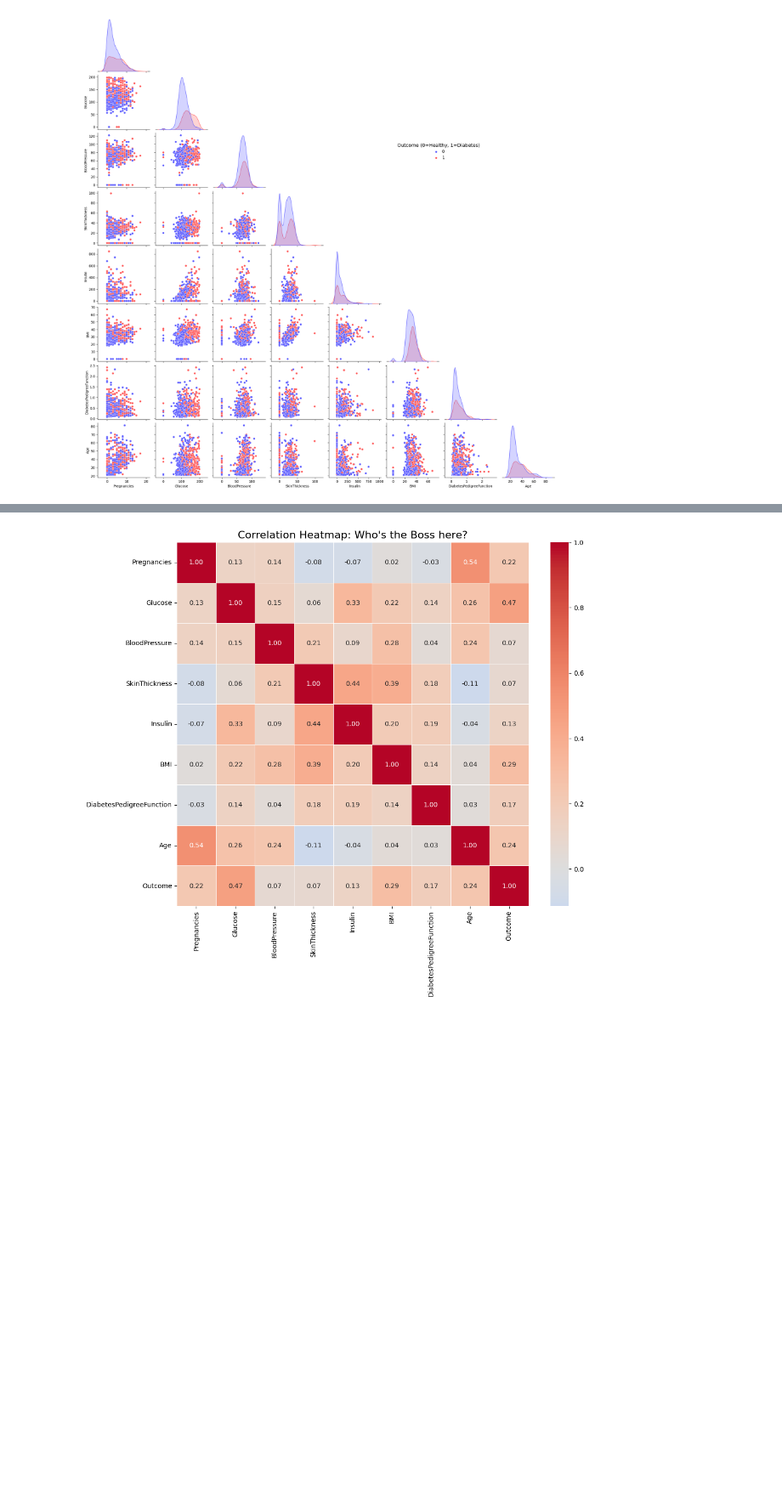
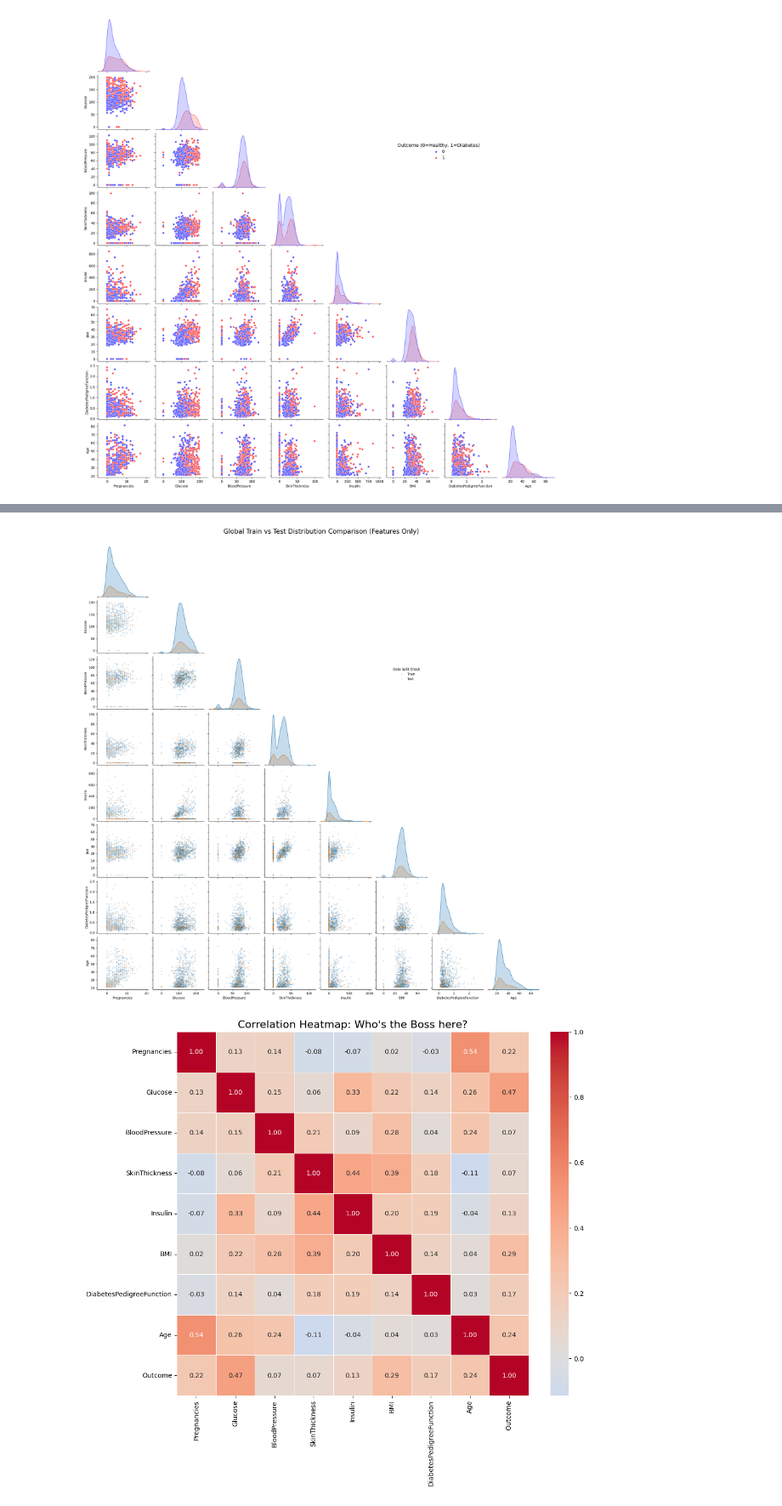
Before and after one commit to avvv-ml-prep-materials/a_nf_0022_ds-diabetes-challenge, a Jupyter notebook: 2_Diabetes_Challenge_WiP2.ipynb, the cells around one changed output, grey strips where cells are left out. Shown at 85% size. Cells and saved outputs as stored; diff of their text form; code cells hidden in the pictures; blank space fills up the shorter version.

```diff
--- a/2_Diabetes_Challenge_WiP2.ipynb
+++ b/2_Diabetes_Challenge_WiP2.ipynb
@@ -446,3 +452,39 @@ plt.show()
+# %%
+import pandas as pd
+import seaborn as sns
+import matplotlib.pyplot as plt
+
+# 1. Готовим данные (копируем и сразу дропаем таргет)
+# Делаем это через drop, чтобы в df_all не попал Outcome
+df_tr = df_train.drop('Outcome', axis=1).copy()
+df_te = df_test.drop('Outcome', axis=1).copy()
+
+# Добавляем метку набора
+df_tr['Source'] = 'Train'
+df_te['Source'] = 'Test'
+
+# Склеиваем всё в один мега-датафрейм
+df_all = pd.concat([df_tr, df_te], axis=0).reset_index(drop=True)
+
+# 2. Настройка визуализации (теперь без лишних колонок)
+g = sns.pairplot(
+    df_all,
+    hue='Source',
+    palette={'Train': '#1f77b4', 'Test': '#ff7f0e'},
+    corner=True,
+    diag_kind='kde',
+    plot_kws={'alpha': 0.3, 's': 10, 'edgecolor': 'none'},
+    diag_kws={'fill': True}
+)
+
+# 3. Тюнинг легенды и заголовка
+g._legend.set_bbox_to_anchor((0.7, 0.7))
+g._legend.set_title('Data Split Check')
+plt.suptitle("Global Train vs Test Distribution Comparison (Features Only)", y=1.02, fontsize=20)
+
+plt.show()
+# %% [output]
+[figure, added]
 # %%
 # Считаем матрицу корреляции
 corr_matrix = data.corr()
```
Also changed, not shown: parts of 6 cells of this notebook.
